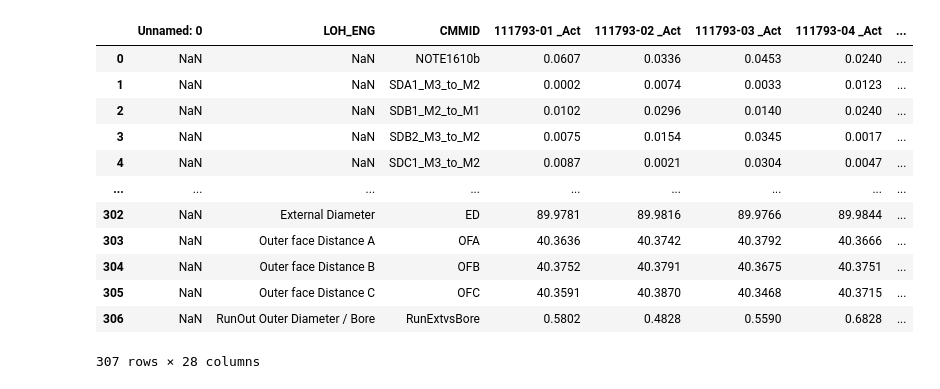
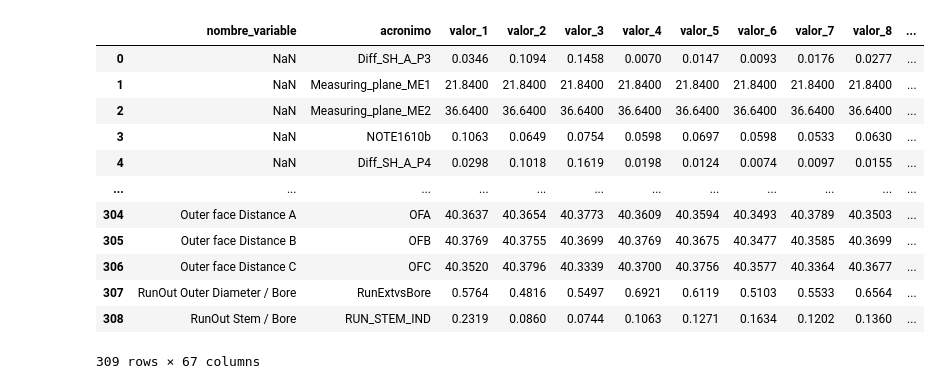
Before and after one commit to deivMM/engineering, a Jupyter notebook: postproceso_Marina/DM_analysis/DM_analysis.ipynb, the cells around one changed output. Saved outputs shown, nothing was run; the diff lists cells and outputs as text; code cells hidden in the pictures.

```diff
--- a/postproceso_Marina/DM_analysis/DM_analysis.ipynb
+++ b/postproceso_Marina/DM_analysis/DM_analysis.ipynb
@@ -2,6 +2,8 @@
 import numpy as np
 import pandas as pd
 import matplotlib.pyplot as plt
+# %%
+file_number = 3
 # %%
 excel_fs = ['CMM 10 tulipes AAR3-33 tournées_analysis',
 'CMM 30 tulipes brutes_analysis2',
@@ -10,20 +16,21 @@ excel_fs = ['CMM 10 tulipes AAR3-33 tournées_analysis',
 # %%
-excel_f = excel_fs[0]
-n_of_results = 10
-data = pd.read_excel(f'../{excel_f}.xlsx', skiprows=7)
+excel_f = excel_fs[file_number]
+data = pd.read_excel(f'../{excel_f}.xlsx', skiprows=7).iloc[:, 1:]
+num_columns = data.shape[1] - 2  # columnas de valores
+data.columns = ['nombre_variable', 'acronimo'] + [f'valor_{i}' for i in range(1, num_columns + 1)]
 data
 # %% [output]
-|  | Unnamed: 0 | LOH_ENG | CMMID | 111793-01 _Act | 111793-02 _Act | 111793-03 _Act | 111793-04 _Act | ... |
-| 0 | NaN | NaN | NOTE1610b | 0.0607 | 0.0336 | 0.0453 | 0.0240 | ... |
-| 1 | NaN | NaN | SDA1_M3_to_M2 | 0.0002 | 0.0074 | 0.0033 | 0.0123 | ... |
-| 2 | NaN | NaN | SDB1_M2_to_M1 | 0.0102 | 0.0296 | 0.0140 | 0.0240 | ... |
-| 3 | NaN | NaN | SDB2_M3_to_M2 | 0.0075 | 0.0154 | 0.0345 | 0.0017 | ... |
-| 4 | NaN | NaN | SDC1_M3_to_M2 | 0.0087 | 0.0021 | 0.0304 | 0.0047 | ... |
-| ... | ... | ... | ... | ... | ... | ... | ... | ... |
-| 302 | NaN | External Diameter | ED | 89.9781 | 89.9816 | 89.9766 | 89.9844 | ... |
-| 303 | NaN | Outer face Distance A | OFA | 40.3636 | 40.3742 | 40.3792 | 40.3666 | ... |
-| 304 | NaN | Outer face Distance B | OFB | 40.3752 | 40.3791 | 40.3675 | 40.3751 | ... |
-| 305 | NaN | Outer face Distance C | OFC | 40.3591 | 40.3870 | 40.3468 | 40.3715 | ... |
-| 306 | NaN | RunOut Outer Diameter / Bore | RunExtvsBore | 0.5802 | 0.4828 | 0.5590 | 0.6828 | ... |
+|  | nombre_variable | acronimo | valor_1 | valor_2 | valor_3 | valor_4 | valor_5 | valor_6 | valor_7 | valor_8 | ... |
+| 0 | NaN | Diff_SH_A_P3 | 0.0346 | 0.1094 | 0.1458 | 0.0070 | 0.0147 | 0.0093 | 0.0176 | 0.0277 | ... |
+| 1 | NaN | Measuring_plane_ME1 | 21.8400 | 21.8400 | 21.8400 | 21.8400 | 21.8400 | 21.8400 | 21.8400 | 21.8400 | ... |
+| 2 | NaN | Measuring_plane_ME2 | 36.6400 | 36.6400 | 36.6400 | 36.6400 | 36.6400 | 36.6400 | 36.6400 | 36.6400 | ... |
+| 3 | NaN | NOTE1610b | 0.1063 | 0.0649 | 0.0754 | 0.0598 | 0.0697 | 0.0598 | 0.0533 | 0.0630 | ... |
+| 4 | NaN | Diff_SH_A_P4 | 0.0298 | 0.1018 | 0.1619 | 0.0198 | 0.0124 | 0.0074 | 0.0097 | 0.0155 | ... |
+| ... | ... | ... | ... | ... | ... | ... | ... | ... | ... | ... | ... |
+| 304 | Outer face Distance A | OFA | 40.3637 | 40.3654 | 40.3773 | 40.3609 | 40.3594 | 40.3493 | 40.3789 | 40.3503 | ... |
+| 305 | Outer face Distance B | OFB | 40.3769 | 40.3755 | 40.3699 | 40.3769 | 40.3675 | 40.3477 | 40.3585 | 40.3699 | ... |
+| 306 | Outer face Distance C | OFC | 40.3520 | 40.3796 | 40.3339 | 40.3700 | 40.3756 | 40.3577 | 40.3364 | 40.3677 | ... |
+| 307 | RunOut Outer Diameter / Bore | RunExtvsBore | 0.5764 | 0.4816 | 0.5497 | 0.6921 | 0.6119 | 0.5103 | 0.5533 | 0.6564 | ... |
+| 308 | RunOut Stem / Bore | RUN_STEM_IND | 0.2319 | 0.0860 | 0.0744 | 0.1063 | 0.1271 | 0.1634 | 0.1202 | 0.1360 | ... |
-307 rows × 28 columns
+309 rows × 67 columns
 # %%
```
Also changed, not shown: parts of 12 cells of this notebook, 1 other file.
